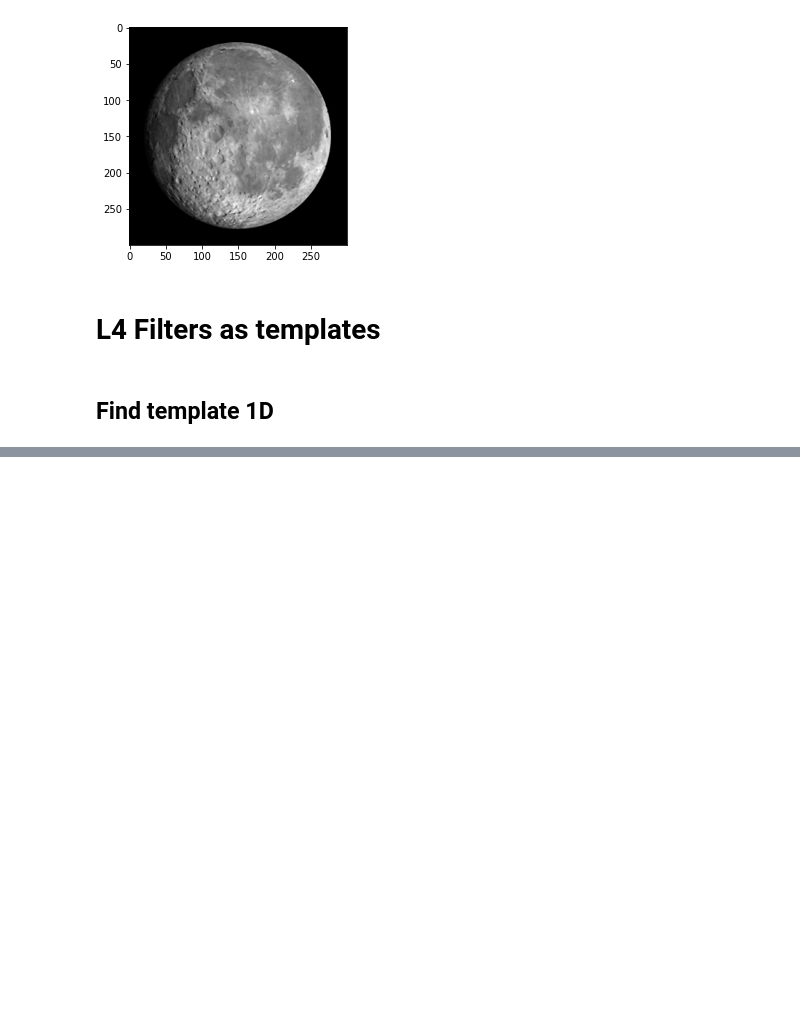
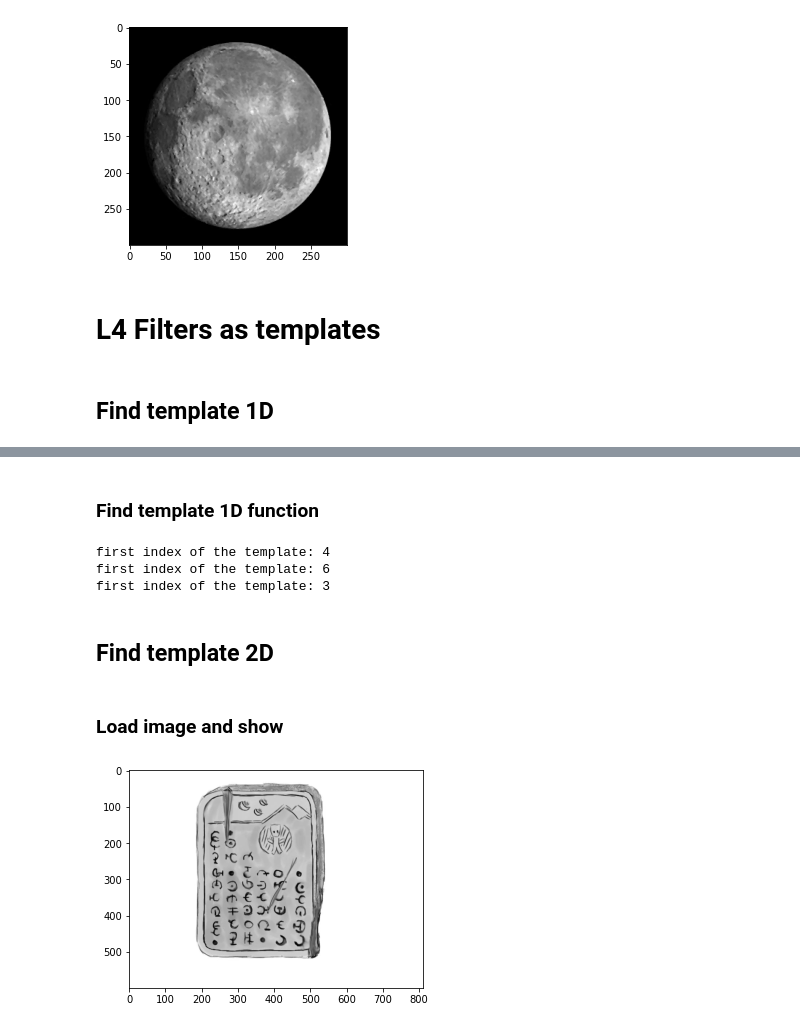
Before and after one commit to aten2001/CS6476-CV-1, a Jupyter notebook: 2A Linear image processing/In Class.ipynb, the cells around one changed output, grey strips where cells are left out. Cells and saved outputs as stored; diff of their text form; code cells hidden in the pictures; blank space fills up the shorter version.

```diff
--- a/2A Linear image processing/In Class.ipynb
+++ b/2A Linear image processing/In Class.ipynb
@@ -161,0 +153,2 @@ print(corr)
+# %% [markdown]
+### Find template 1D function
@@ -161,0 +160,18 @@ print(corr)
+# %%
+results = find_template_1d(t1, s)
+results = find_template_1d(t2, s)
+results = find_template_1d(t3, s)
+# %% [output]
+first index of the template: 4
+first index of the template: 6
+first index of the template: 3
+# %% [markdown]
+## Find template 2D
+# %% [markdown]
+### Load image and show
+# %%
+img = cv2.imread(DATA_DIR + '/glyphs.jpg', cv2.IMREAD_GRAYSCALE)
+plt.imshow(img, cmap='gray')
+plt.show()
+# %% [output]
+[figure, added]
```
Also changed, not shown: parts of 15 cells of this notebook, 2 other files.
